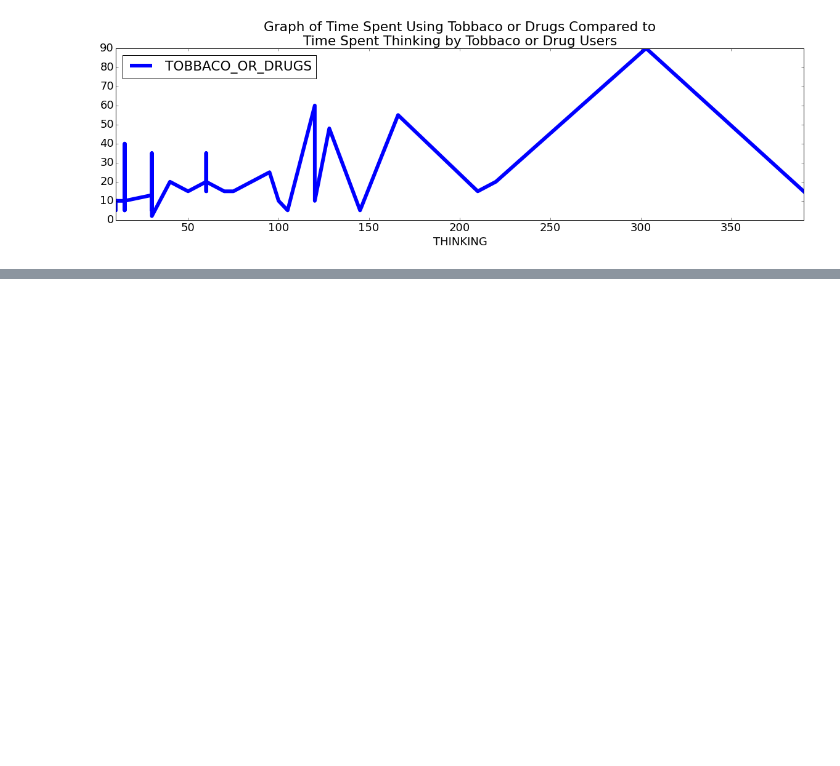
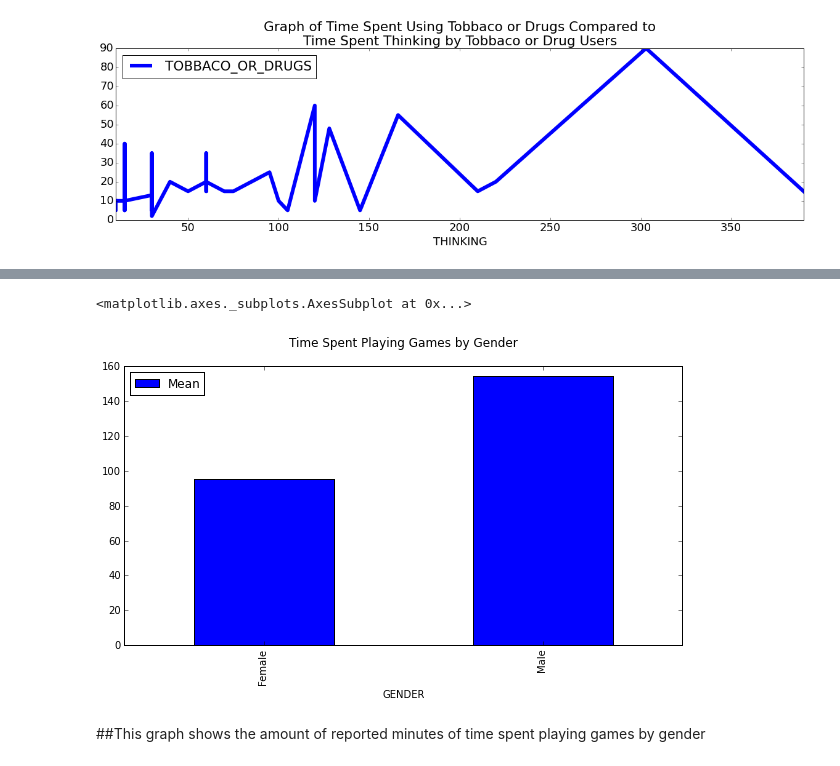
Before and after one commit to tiy-gvl-python/atus-analysis, a Jupyter notebook: testing.ipynb, the cells around one changed output, grey strips where cells are left out. Saved outputs shown, nothing was run; the diff lists cells and outputs as text; code cells hidden in the pictures; blank space fills up the shorter version.

```diff
--- a/My Project.ipynb
+++ b/testing.ipynb
@@ -132,5 +135,6 @@ summary.head()
 # %%
 summary =  summary.rename(columns={'t120301': 'THINKING', 't120302': 'TOBBACO_OR_DRUGS'})
+summary = summary.replace({'GENDER': {1: 'Male', 2: 'Female'}})
 # %%
 drugs_and_thought = summary[['THINKING', 'TOBBACO_OR_DRUGS']]
 thoug = (drugs_and_thought.TOBBACO_OR_DRUGS > 1)
@@ -155,0 +180,36 @@ sorted_tobt.plot(x='THINKING', y='TOBBACO_OR_DRUGS', title='Graph of Time Spent
+# %%
+def stdev_minutes(data, activity_l):
+    data_mean = average_minutes(data, activity_col)
+    num_non0_obs = summary[summary.TUFINLWGT != 0].TUFINLWGT.count()
+    data = data.rename(columns={"WEIGHT": "weight", activity_col: "minutes"})
+    data = data[["weight", "minutes"]]
+    data['weighted_ss'] = data.weight * (data.minutes - data_mean)**2
+    return math.sqrt(data.weighted_ss.sum()/(((num_non0_obs-1)/num_non0_obs)*data.weight.sum()))
+
+def average_minutes(data, activity_col):
+    data = data.rename(columns={"WEIGHT": "weight", activity_col: "minutes"})
+    data = data[['weight', "minutes"]]
+    data['weighted_minutes'] = data.weight * data.minutes
+    return data.weighted_minutes.sum() / data.weight.sum()
+# %%
+games = summary[['GENDER','Playing_Games', 'WEIGHT', 'Weighted_Minutes']]
+g_bool = (summary.Playing_Games > 0)
+games = games[g_bool]
+grouped_games = games.groupby('GENDER')
+
+empty = pd.DataFrame()
+
+for group in grouped_games:
+    count = group[1].Weighted_Minutes.count()
+    Play = sum(group[1].Playing_Games)
+    mean = average_minutes(group[1], 'Playing_Games')
+    empty = empty.append({"GENDER": group[0], "Mean": mean}, ignore_index=True)
+
+
+empty.index = empty.pop('GENDER')
+empty.plot(kind='bar', figsize=(10,5), title='Time Spent Playing Games by Gender\n', )
+# %% [output]
+<matplotlib.axes._subplots.AxesSubplot at 0x...>
+[figure, added]
+# %% [markdown]
+##This graph shows the amount of reported minutes of time spent playing games by gender
```
Also changed, not shown: parts of 6 cells of this notebook, 1 other file.
